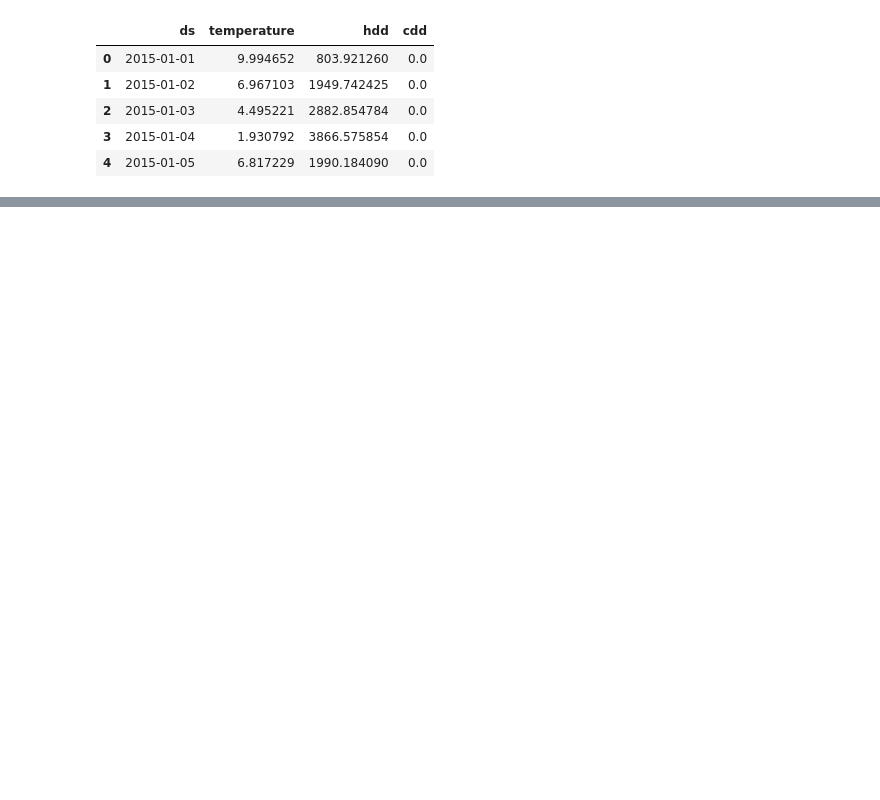
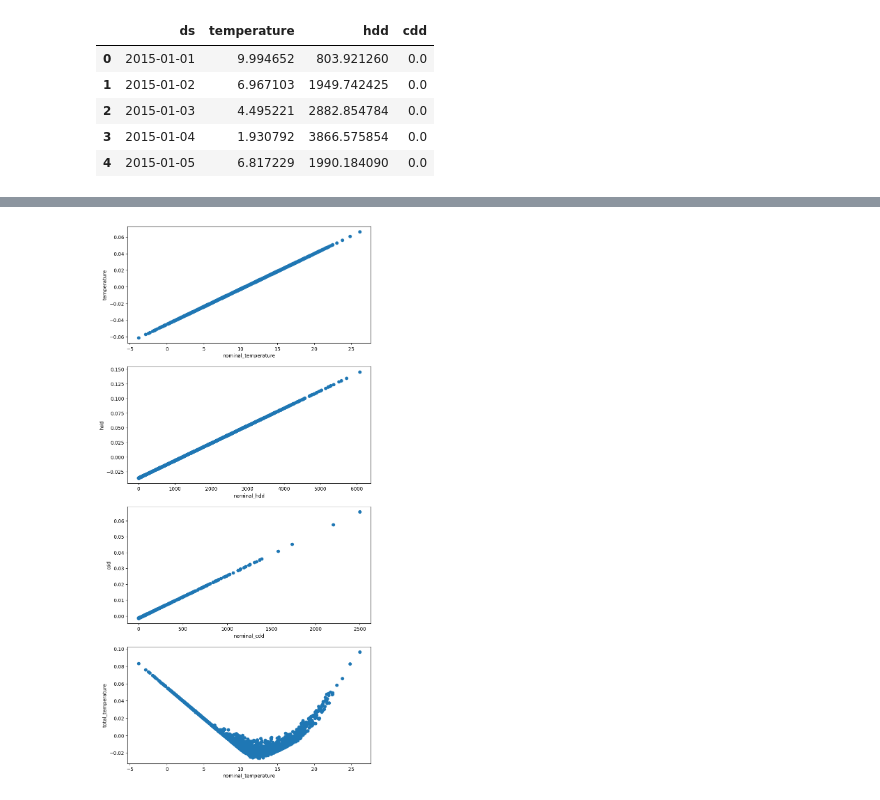
Before and after one commit to pcpp94/prophet_GB_demand_forecasting_one, a Jupyter notebook: modelling/daily_modelling/prophet_daily.ipynb, the cells around one changed output, grey strips where cells are left out. Saved outputs shown, nothing was run; the diff lists cells and outputs as text; code cells hidden in the pictures; blank space fills up the shorter version.

```diff
--- a/modelling/daily_modelling/prophet_daily.ipynb
+++ b/modelling/daily_modelling/prophet_daily.ipynb
@@ -494,0 +554,10 @@ with open('serialized_model.json', 'r') as fin:
+# %%
+# Getting well formatted forecasts, etc.
+best_model.granularity = granularity
+best_model.future = future_df
+best_model.holiday_names = utils.holiday_names_func(holidays)
+best_model.xmas_ny = utils.xmas_ny_func(best_model.holiday_names)
+best_model.holidays_date = utils.holidays_by_date(holidays, best_model.holiday_names)
+best_model.forecast = forecast
+best_model.full_forecast = utils.full_forecast_df(best_model)
+best_model.reduced_forecast = utils.reduced_forecast_df(best_model)
@@ -494,0 +596,5 @@ with open('serialized_model.json', 'r') as fin:
+# %%
+# Plotting Weather Regressors
+fig = utils.plot_regressors_linearity(best_model)
+# %% [output]
+[figure, added]
```
Also changed, not shown: parts of 56 cells of this notebook, 16 other files.
